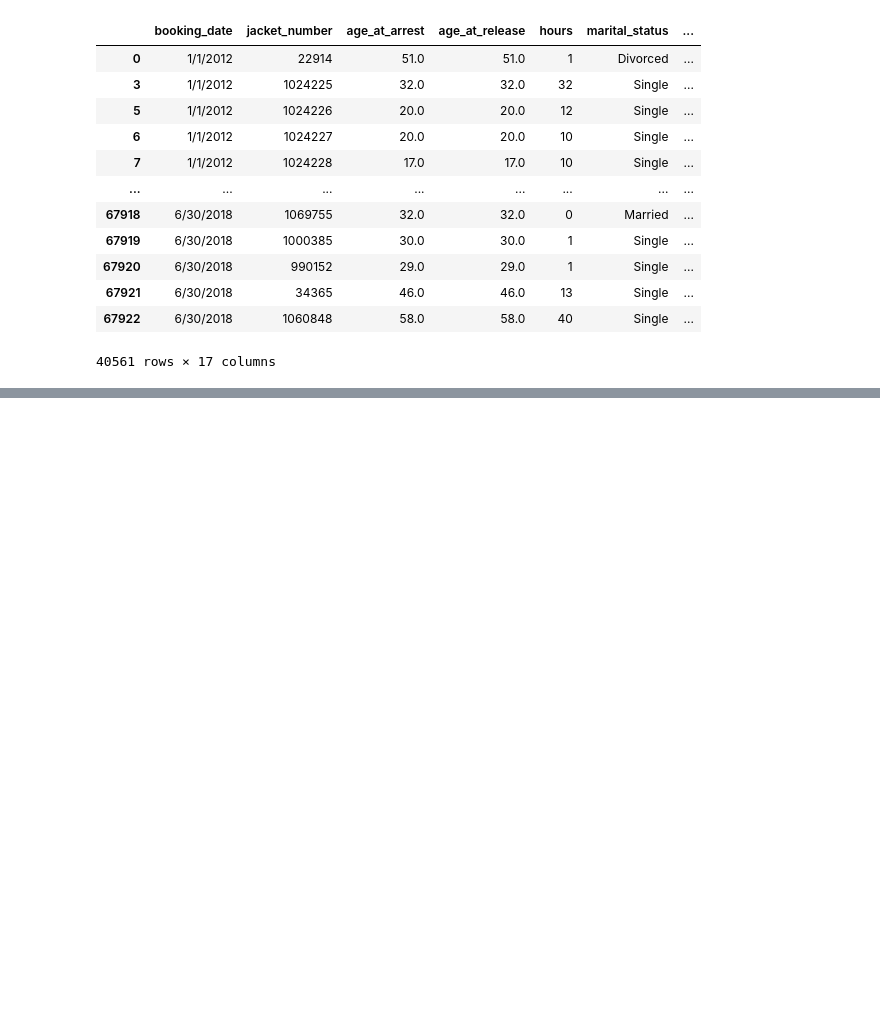
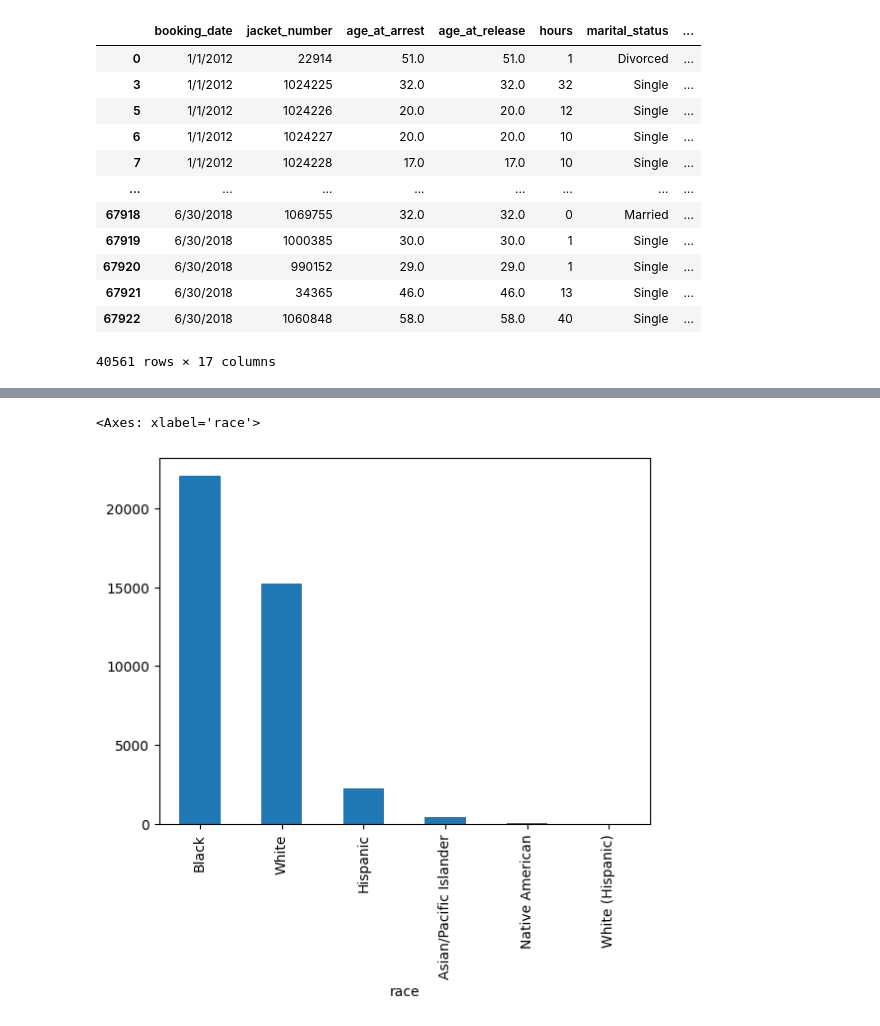
Before and after one commit to UIUC-DSC/Members-Only, a Jupyter notebook: mice_validation.ipynb, the cells around one changed output, grey strips where cells are left out. Drawn from its saved outputs; the diff is of its cells as text; code cells hidden in the pictures; blank space fills up the shorter version.

```diff
--- a/mice_validation.ipynb
+++ b/mice_validation.ipynb
@@ -459,0 +461,5 @@ plt.show()
+# %%
+clean_df['race'].value_counts().plot(kind='bar')
+# %% [output]
+<Axes: xlabel='race'>
+[figure, added]
```
Also changed, not shown: parts of 16 cells of this notebook, 2 other files.
